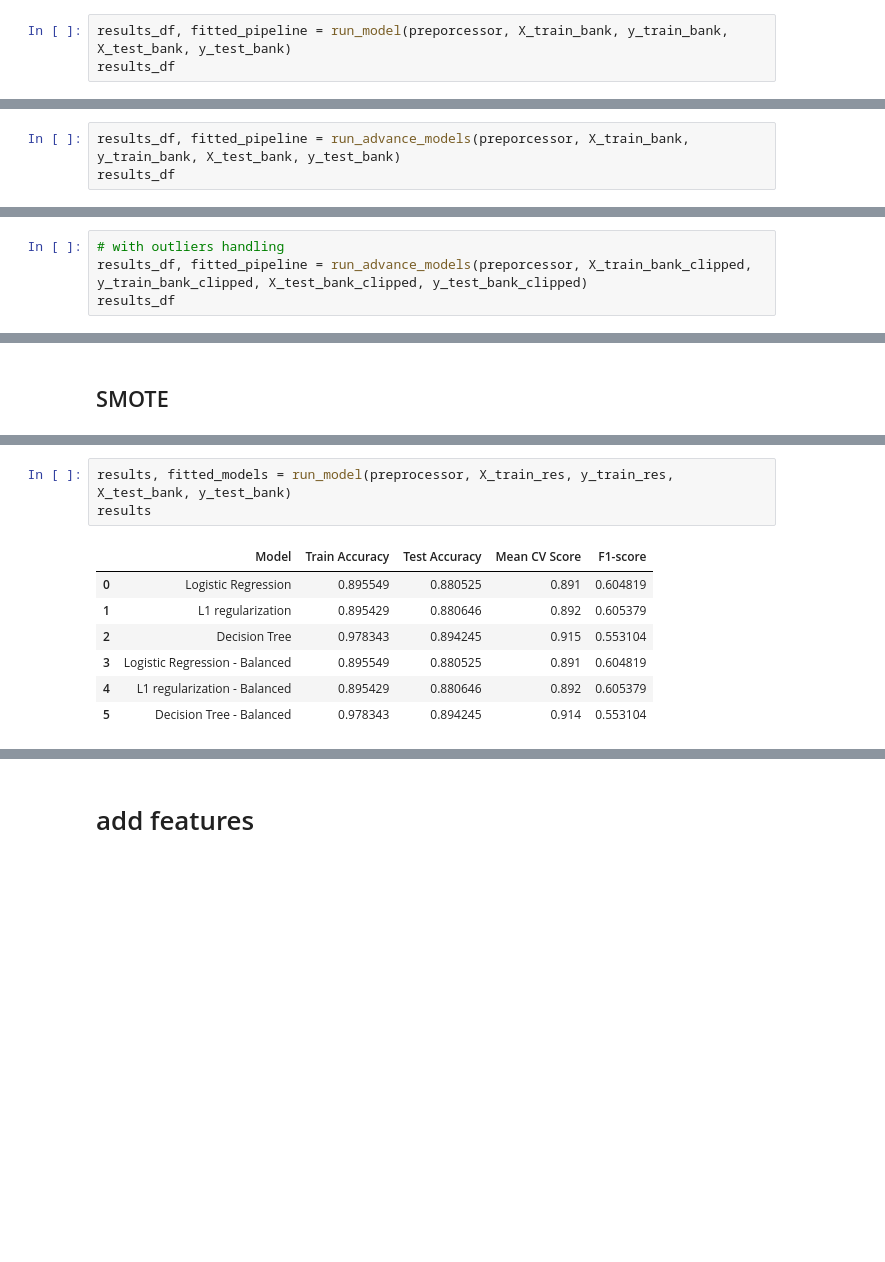
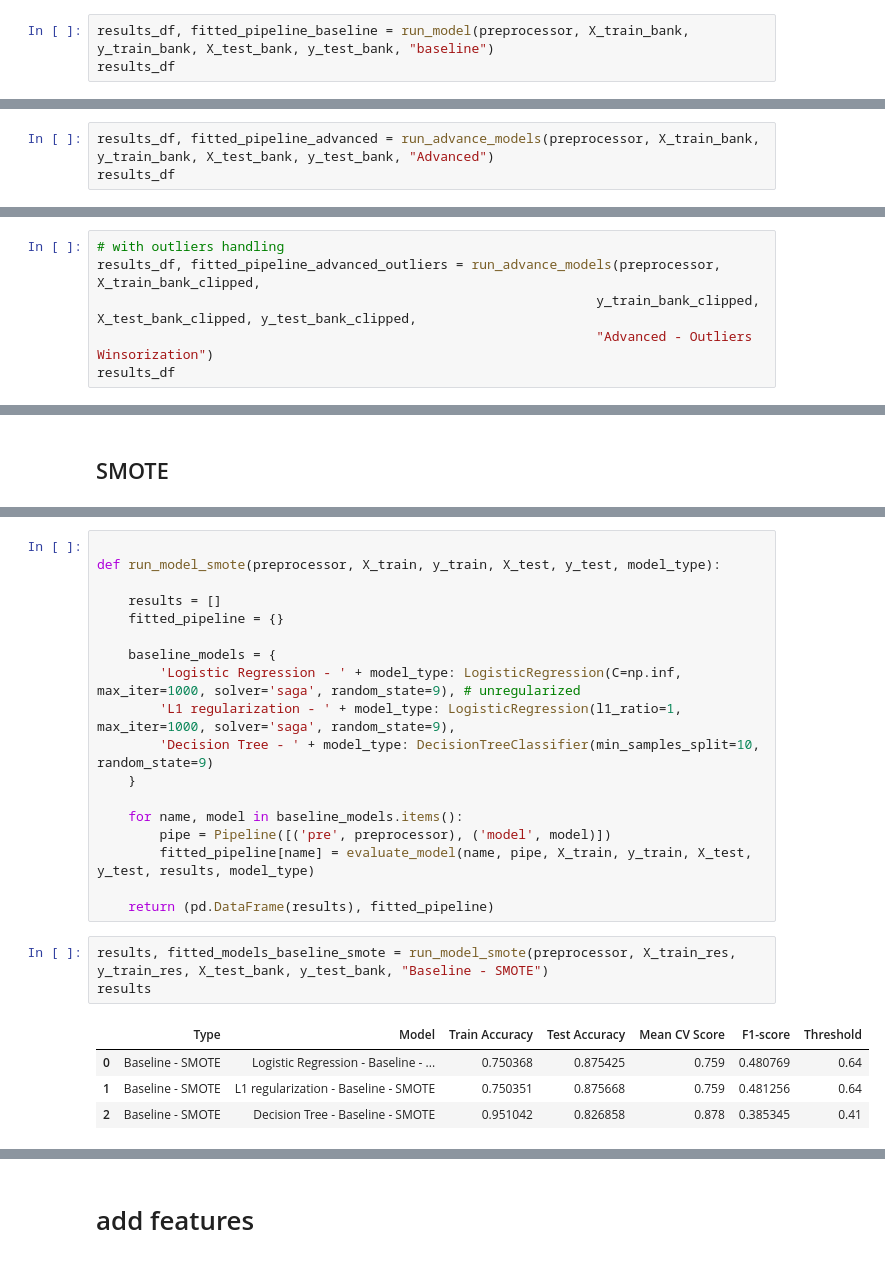
Before and after one commit to Sumanabec/AIML, a Jupyter notebook: bank-marketing-classification/bank-marketing-classification.ipynb, the cells around one changed output, grey strips where cells are left out. Saved outputs shown, nothing was run; the diff lists cells and outputs as text; blank space fills up the shorter version.

```diff
--- a/bank-marketing-classification/bank-marketing-classification.ipynb
+++ b/bank-marketing-classification/bank-marketing-classification.ipynb
@@ -572,3 +748,3 @@ def run_model(preporcessor, X_train, y_train, X_test, y_test):
 # %%
-results_df, fitted_pipeline = run_model(preporcessor, X_train_bank, y_train_bank, X_test_bank, y_test_bank)
+results_df, fitted_pipeline_baseline = run_model(preprocessor, X_train_bank, y_train_bank, X_test_bank, y_test_bank, "baseline")
 results_df
@@ -768,3 +945,3 @@ def run_advance_models(preporcessor, X_train, y_train, X_test, y_test):
 # %%
-results_df, fitted_pipeline = run_advance_models(preporcessor, X_train_bank, y_train_bank, X_test_bank, y_test_bank)
+results_df, fitted_pipeline_advanced = run_advance_models(preprocessor, X_train_bank, y_train_bank, X_test_bank, y_test_bank, "Advanced")
 results_df
@@ -771,5 +956,7 @@ results_df
 # %%
 # with outliers handling
-results_df, fitted_pipeline = run_advance_models(preporcessor, X_train_bank_clipped, y_train_bank_clipped, X_test_bank_clipped, y_test_bank_clipped)
+results_df, fitted_pipeline_advanced_outliers = run_advance_models(preprocessor, X_train_bank_clipped,
+                                                                y_train_bank_clipped, X_test_bank_clipped, y_test_bank_clipped,
+                                                                "Advanced - Outliers Winsorization")
 results_df
 # %% [output]
@@ -822,14 +1027,29 @@ X_train_res, y_train_res = smote_nc.fit_resample(X_train_bank, y_train_bank)
 print('Resampled class distribution (SMOTE):', np.bincount(y_train_res))
 # %% [output]
 Resampled class distribution (SMOTE): [29229 29229]
+# %%
+
+def run_model_smote(preprocessor, X_train, y_train, X_test, y_test, model_type):
+
+    results = []
+    fitted_pipeline = {}
+
+    baseline_models = {
+        'Logistic Regression - ' + model_type: LogisticRegression(C=np.inf,  max_iter=1000, solver='saga', random_state=9), # unregularized
+        'L1 regularization - ' + model_type: LogisticRegression(l1_ratio=1, max_iter=1000, solver='saga', random_state=9),
+        'Decision Tree - ' + model_type: DecisionTreeClassifier(min_samples_split=10, random_state=9)
+    }
+
+    for name, model in baseline_models.items():
+        pipe = Pipeline([('pre', preprocessor), ('model', model)])
+        fitted_pipeline[name] = evaluate_model(name, pipe, X_train, y_train, X_test, y_test, results, model_type)
+
+    return (pd.DataFrame(results), fitted_pipeline)
 # %%
-results, fitted_models = run_model(preprocessor, X_train_res, y_train_res, X_test_bank, y_test_bank)
+results, fitted_models_baseline_smote = run_model_smote(preprocessor, X_train_res, y_train_res, X_test_bank, y_test_bank, "Baseline - SMOTE")
 results
 # %% [output]
-|  | Model | Train Accuracy | Test Accuracy | Mean CV Score | F1-score |
-| 0 | Logistic Regression | 0.895549 | 0.880525 | 0.891 | 0.604819 |
-| 1 | L1 regularization | 0.895429 | 0.880646 | 0.892 | 0.605379 |
-| 2 | Decision Tree | 0.978343 | 0.894245 | 0.915 | 0.553104 |
-| 3 | Logistic Regression - Balanced | 0.895549 | 0.880525 | 0.891 | 0.604819 |
-| 4 | L1 regularization - Balanced | 0.895429 | 0.880646 | 0.892 | 0.605379 |
-| 5 | Decision Tree - Balanced | 0.978343 | 0.894245 | 0.914 | 0.553104 |
+|  | Type | Model | Train Accuracy | Test Accuracy | Mean CV Score | F1-score | Threshold |
+| 0 | Baseline - SMOTE | Logistic Regression - Baseline - ... | 0.750368 | 0.875425 | 0.759 | 0.480769 | 0.64 |
+| 1 | Baseline - SMOTE | L1 regularization - Baseline - SMOTE | 0.750351 | 0.875668 | 0.759 | 0.481256 | 0.64 |
+| 2 | Baseline - SMOTE | Decision Tree - Baseline - SMOTE | 0.951042 | 0.826858 | 0.878 | 0.385345 | 0.41 |
```
Also changed, not shown: parts of 87 cells of this notebook.
